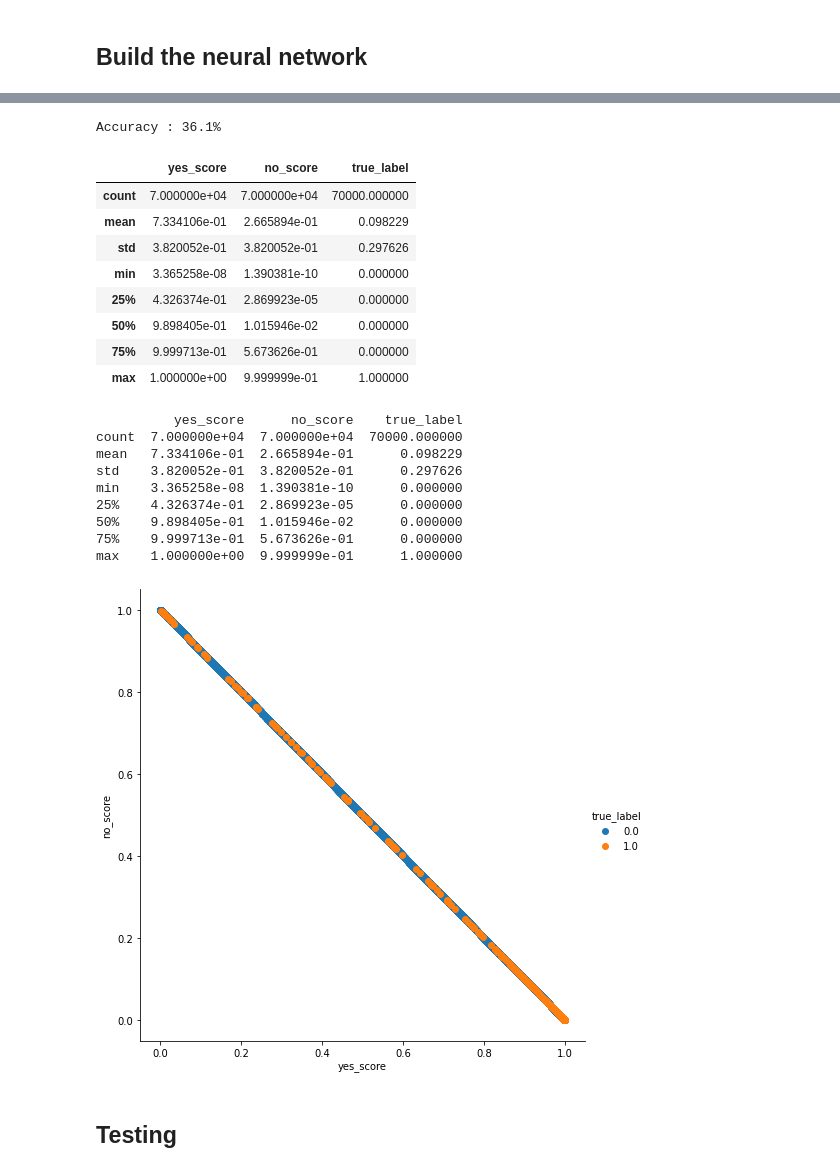
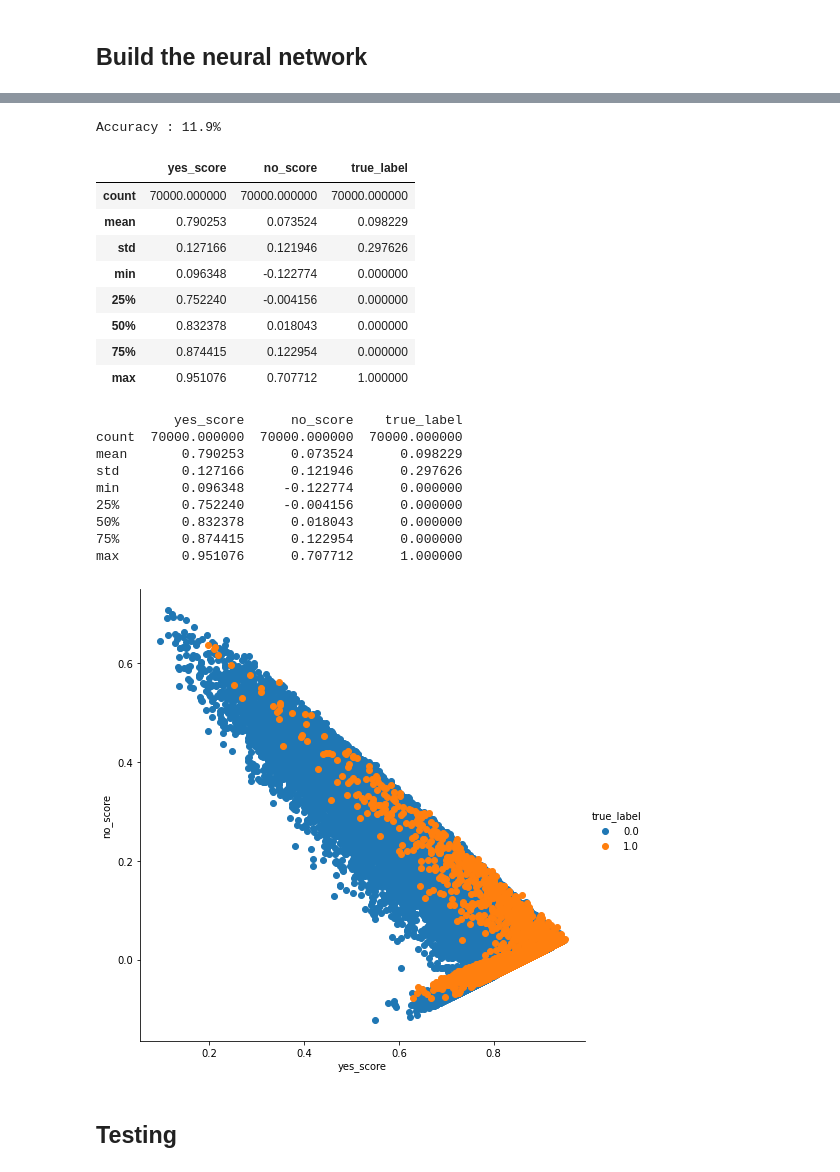
Before and after one commit to nmnsharma007/SimplifiedObjectDetection, a Jupyter notebook: version2/classification_inverted_and_shuffle_cnn.ipynb, the cells around one changed output, grey strips where cells are left out. Drawn from its saved outputs; the diff is of its cells as text; code cells hidden in the pictures.

```diff
--- a/version2/classification_inverted_and_shuffle_cnn.ipynb
+++ b/version2/classification_inverted_and_shuffle_cnn.ipynb
@@ -72,9 +88,9 @@ def put_extra_data(source_dataset_images,source_dataset_labels,target_dataset,cl
 
 def generate_labels(dataset_images,images_type):
   labels = np.zeros((dataset_images.shape[0],2))
-  # for i,image in enumerate(dataset_images):
-  #   labels[i][images_type] = np.sum(dataset_images[i]) / 784
-  labels = np.full(shape=(dataset_images.shape[0],2),fill_value=[1-images_type,images_type],dtype=np.float32)
+  for i,image in enumerate(dataset_images):
+    labels[i][images_type] = np.sum(dataset_images[i]) / 784
+  # labels = np.full(shape=(dataset_images.shape[0],2),fill_value=[1-images_type,images_type],dtype=np.float32)
   return labels
 
 # function to prepare the dataset for a given digit
@@ -180,7 +196,7 @@ class NeuralNetwork(nn.Module):
 
 epochs = 10
 model = NeuralNetwork()
-criterion = nn.CrossEntropyLoss()
+criterion = nn.MSELoss()
 optimizer = optim.SGD(model.parameters(),lr=0.001,momentum=0.9)
 # function to train the model
 # loss_vals = []
@@ -221,65 +237,63 @@ Training loss: 0.0034613964634569758
 # %%
-def softmax(output):
-  return torch.exp(output) / torch.sum(torch.exp(output),dim=1).view(-1,1)
+
 
 # function to test without threshold
 def test(dataloader,model):
   size = len(dataloader.dataset)
   model.eval()
   correct = 0
   with torch.no_grad():
     for images,scores in dataloader:
       output = model(images)
-      output = softmax(output)
+      # output = softmax(output)
       # print(output.shape)
       correct += (output.argmax(1) == scores.argmax(1)).type(torch.float).sum().item()
   correct /= size
   print(f"Accuracy : {(100*correct):>0.1f}%")
 
 test(test_loader,model)
 data = np.empty((0,3),dtype=np.float32)
 
 with torch.no_grad():
     for images,scores in test_loader:
       output = model(images)
-      output = softmax(output)
       output = output.numpy()
       scores = scores.numpy()
       for i in range(len(output)):
         yes_score = output[i][0]
         no_score = output[i][1]
         true_label =  1 if np.argmax(scores[i]) == 0 else 0
         # if true_label == 0:
         data = np.vstack((data,[[yes_score,no_score,true_label]]))
 df = pd.DataFrame(data)
 df.columns = ['yes_score','no_score','true_label']
 df.describe()
 # %% [output]
-Accuracy : 36.1%
+Accuracy : 11.9%
 |  | yes_score | no_score | true_label |
-| count | 7.000000e+04 | 7.000000e+04 | 70000.000000 |
-| mean | 7.334106e-01 | 2.665894e-01 | 0.098229 |
-| std | 3.820052e-01 | 3.820052e-01 | 0.297626 |
-| min | 3.365258e-08 | 1.390381e-10 | 0.000000 |
-| 25% | 4.326374e-01 | 2.869923e-05 | 0.000000 |
-| 50% | 9.898405e-01 | 1.015946e-02 | 0.000000 |
-| 75% | 9.999713e-01 | 5.673626e-01 | 0.000000 |
-| max | 1.000000e+00 | 9.999999e-01 | 1.000000 |
+| count | 70000.000000 | 70000.000000 | 70000.000000 |
+| mean | 0.790253 | 0.073524 | 0.098229 |
+| std | 0.127166 | 0.121946 | 0.297626 |
+| min | 0.096348 | -0.122774 | 0.000000 |
+| 25% | 0.752240 | -0.004156 | 0.000000 |
+| 50% | 0.832378 | 0.018043 | 0.000000 |
+| 75% | 0.874415 | 0.122954 | 0.000000 |
+| max | 0.951076 | 0.707712 | 1.000000 |
 # %%
 print(df.describe())
 sns.FacetGrid(df,hue="true_label",height=7).map(plt.scatter,"yes_score","no_score").add_legend()
 plt.show()
 # %% [output]
           yes_score      no_score    true_label
-count  7.000000e+04  7.000000e+04  70000.000000
-mean   7.334106e-01  2.665894e-01      0.098229
-std    3.820052e-01  3.820052e-01      0.297626
-min    3.365258e-08  1.390381e-10      0.000000
-25%    4.326374e-01  2.869923e-05      0.000000
-50%    9.898405e-01  1.015946e-02      0.000000
-75%    9.999713e-01  5.673626e-01      0.000000
-max    1.000000e+00  9.999999e-01      1.000000
+count  70000.000000  70000.000000  70000.000000
+mean       0.790253      0.073524      0.098229
+std        0.127166      0.121946      0.297626
+min        0.096348     -0.122774      0.000000
+25%        0.752240     -0.004156      0.000000
+50%        0.832378      0.018043      0.000000
+75%        0.874415      0.122954      0.000000
+max        0.951076      0.707712      1.000000
-[figure, old version]
+[figure, new version]
 # %% [markdown]
 ## Testing
 # %%
```
Also changed, not shown: parts of 5 cells of this notebook.
